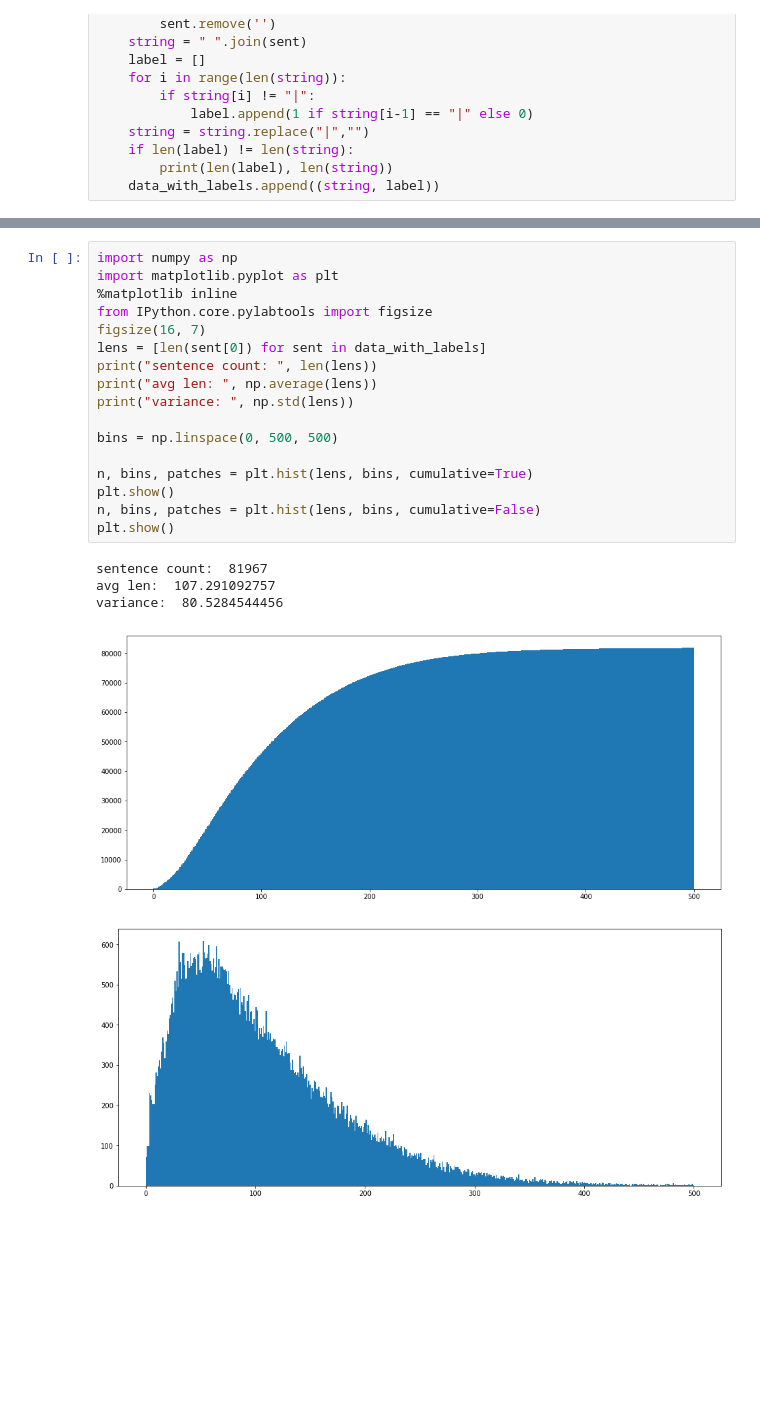
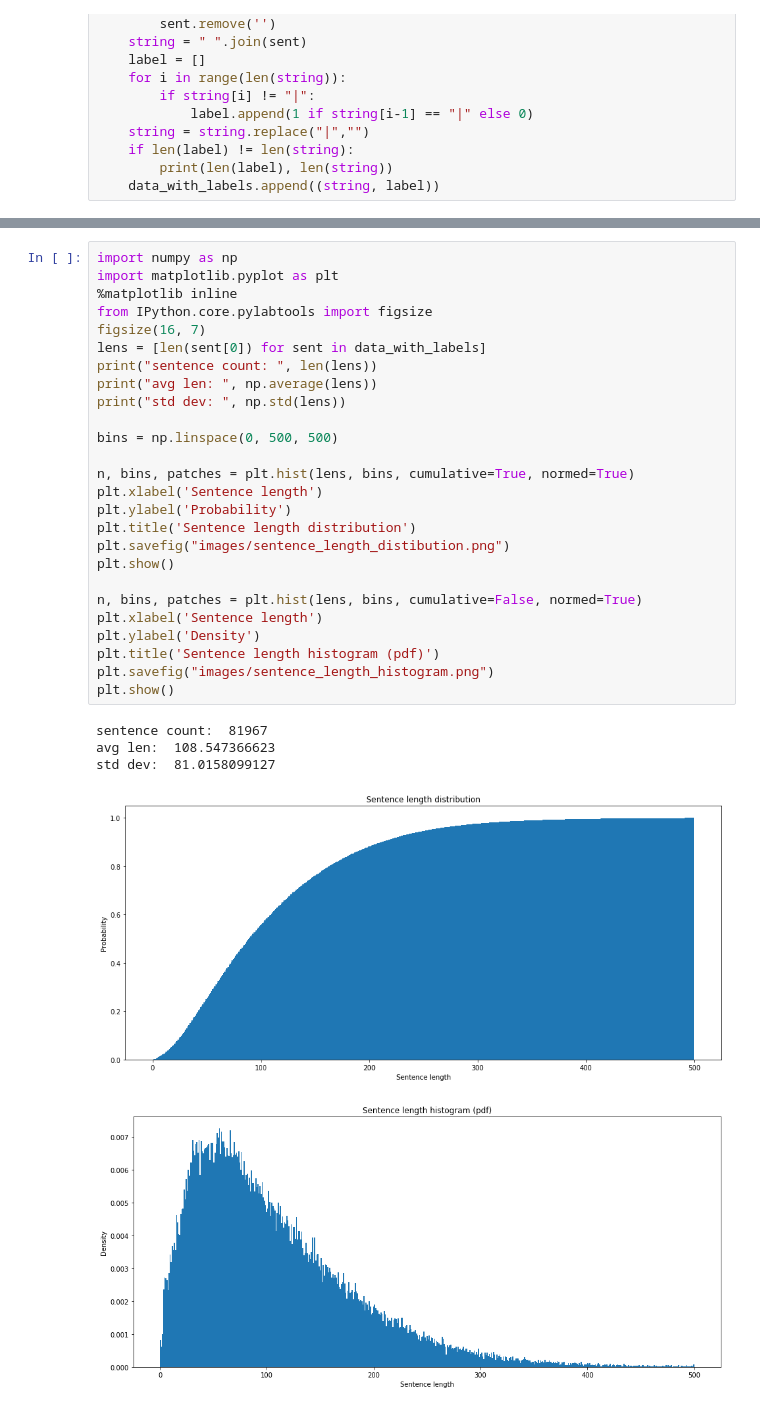
Before and after one commit to evelkey/dynamic-segmentation, a Jupyter notebook: dynamic-segmentation/tf_fold/create_database.ipynb, the cells around one changed output, grey strips where cells are left out. Drawn from its saved outputs; the diff is of its cells as text; blank space fills up the shorter version.

Commit message:
word and sentence datasets added

```diff
--- a/dynamic-segmentation/tf_fold/create_database.ipynb
+++ b/dynamic-segmentation/tf_fold/create_database.ipynb
@@ -52,24 +38,33 @@ for sent in sentences:
 # %%
 import numpy as np
 import matplotlib.pyplot as plt
 %matplotlib inline
 from IPython.core.pylabtools import figsize
 figsize(16, 7)
 lens = [len(sent[0]) for sent in data_with_labels]
 print("sentence count: ", len(lens))
 print("avg len: ", np.average(lens))
-print("variance: ", np.std(lens))
+print("std dev: ", np.std(lens))
 
 bins = np.linspace(0, 500, 500)
 
-n, bins, patches = plt.hist(lens, bins, cumulative=True)
+n, bins, patches = plt.hist(lens, bins, cumulative=True, normed=True)
+plt.xlabel('Sentence length')
+plt.ylabel('Probability')
+plt.title('Sentence length distribution')
+plt.savefig("images/sentence_length_distibution.png")
 plt.show()
-n, bins, patches = plt.hist(lens, bins, cumulative=False)
+
+n, bins, patches = plt.hist(lens, bins, cumulative=False, normed=True)
+plt.xlabel('Sentence length')
+plt.ylabel('Density')
+plt.title('Sentence length histogram (pdf)')
+plt.savefig("images/sentence_length_histogram.png")
 plt.show()
 # %% [output]
 sentence count:  81967
-avg len:  107.291092757
-variance:  80.5284544456
+avg len:  108.547366623
+std dev:  81.0158099127
-[figure, old version]
+[figure, new version]
-[figure, old version]
+[figure, new version]
 # %% [markdown]
```
Also changed, not shown: parts of 15 cells of this notebook, 7 other files.
